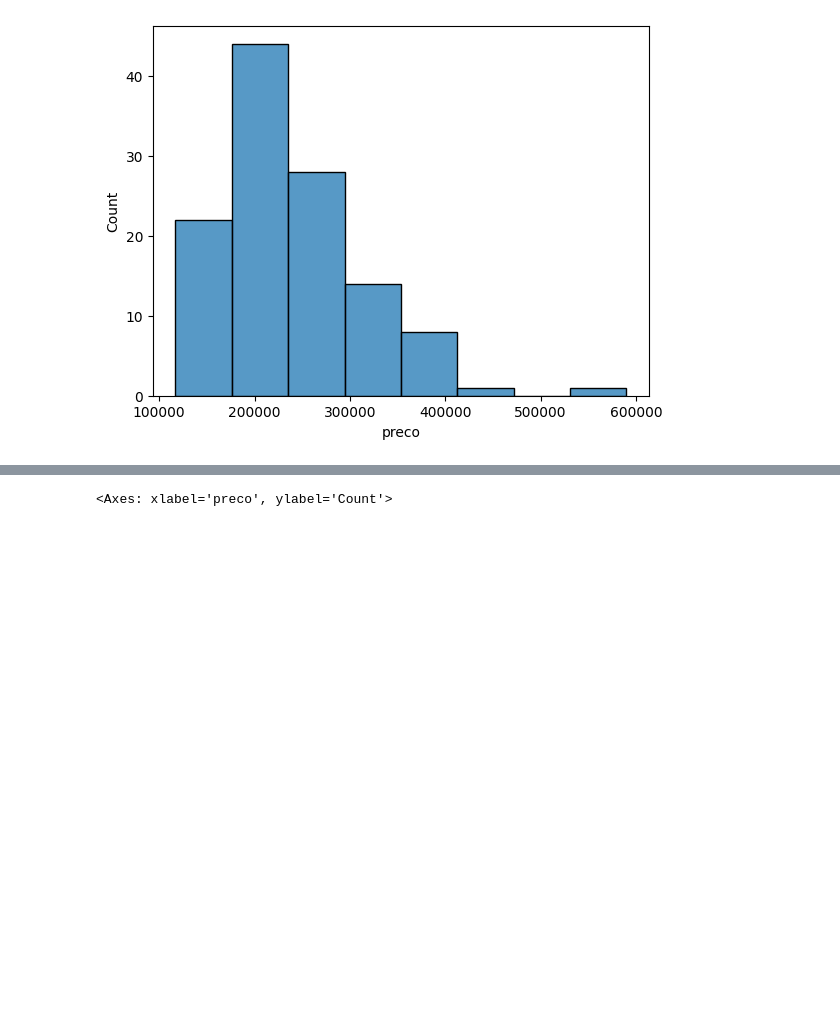
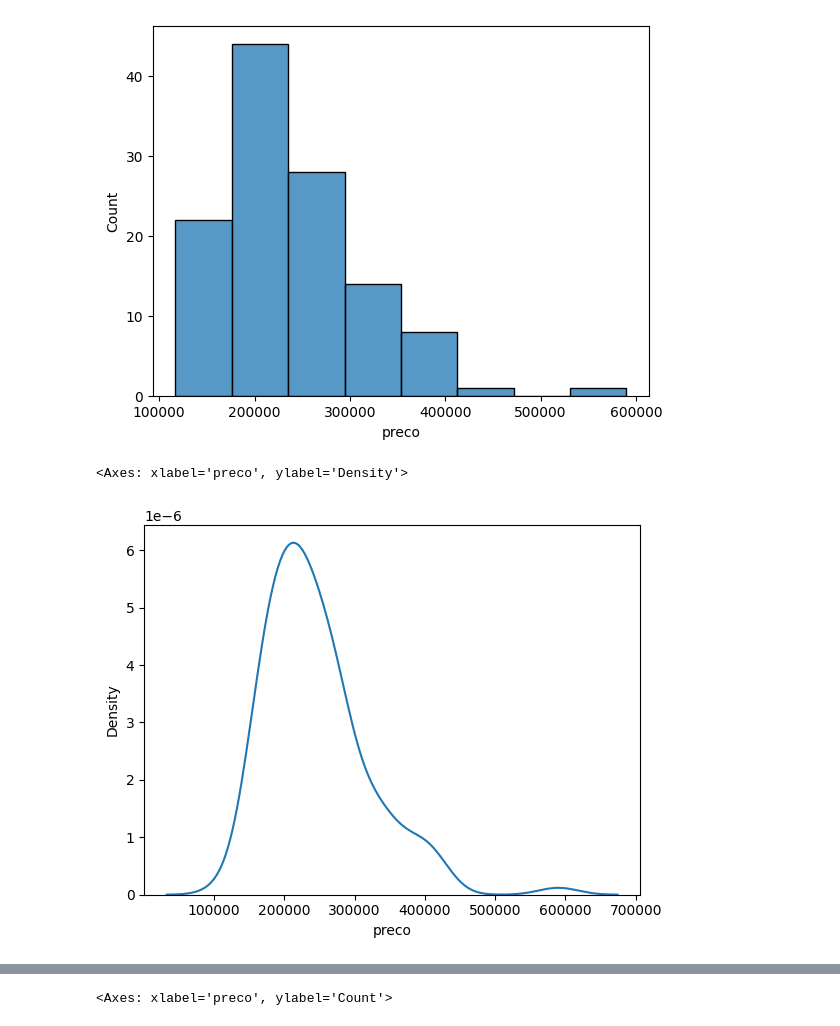
Before and after one commit to rodrigorocha1/extracao_viva_real_selenium, a Jupyter notebook: notebooks_exemplo/visualizacaov2.ipynb, the cells around one changed output, grey strips where cells are left out. Cells and saved outputs as stored; diff of their text form; code cells hidden in the pictures; blank space fills up the shorter version.

```diff
--- a/notebooks_exemplo/visualizacaov2.ipynb
+++ b/notebooks_exemplo/visualizacaov2.ipynb
@@ -268,4 +268,9 @@ sns.histplot(data=dados_sumarezinho, x='preco', bins=k)
 # %% [output]
 <Axes: xlabel='preco', ylabel='Count'>
 [figure]
+# %%
+sns.kdeplot(data=dados_sumarezinho, x='preco')
+# %% [output]
+<Axes: xlabel='preco', ylabel='Density'>
+[figure, added]
 # %%
```
Also changed, not shown: parts of 3 cells of this notebook.
